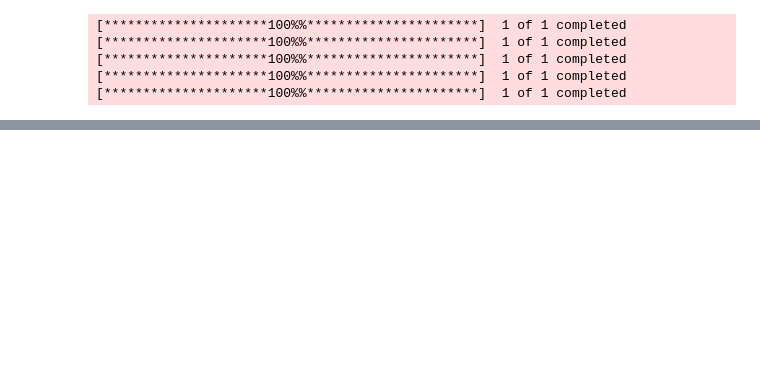
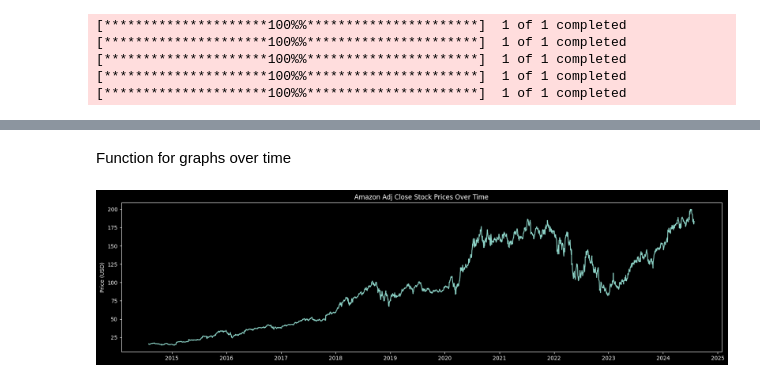
Before and after one commit to IshaanShinde/Stock-Price-Prediction, a Jupyter notebook: stock_price_prediction.ipynb, the cells around one changed output, grey strips where cells are left out. Saved outputs shown, nothing was run; the diff lists cells and outputs as text; code cells hidden in the pictures; blank space fills up the shorter version.

Commit message:
fetched data, visuals required

```diff
--- a/stock_price_prediction.ipynb
+++ b/stock_price_prediction.ipynb
@@ -48,0 +90,2 @@ dataset
+# %%
+amzn_dataframe = dataframe[dataframe['ticker'] == 'AMZN']
@@ -48,0 +155,2 @@ dataset
+# %%
+amzn_dataframe['Date'] = pd.to_datetime(amzn_dataframe['Date'])
@@ -48,0 +182,31 @@ dataset
+# %% [markdown]
+Function for graphs over time
+# %%
+def check_dates(df, start_date, end_date):
+    if start_date == None:
+        start_date = df['Date'].min()
+    if end_date == None:
+        end_date = df['Date'].max()
+
+    return start_date, end_date
+# %%
+def graph_over_time(df, x, y, start_date = None, end_date = None, xlabel='', ylabel='', title=''):
+    plt.style.use('dark_background')
+    plt.figure(figsize = (20, 5))
+
+    start_date, end_date = check_dates(df, start_date, end_date)
+
+    temp_df = df[(df['Date'] >= start_date) & (df['Date'] <= end_date)]
+
+    plt.plot(temp_df[x], temp_df[y])
+
+    plt.xlabel(xlabel)
+    plt.ylabel(ylabel)
+
+    plt.title(title)
+
+    return None
+# %%
+graph_over_time(amzn_dataframe, 'Date', 'Adj Close', ylabel = 'Price (USD)', title = 'Amazon Adj Close Stock Prices Over Time')
+# %% [output]
+[figure, added]
```
Also changed, not shown: parts of 24 cells of this notebook, 6 other files.
